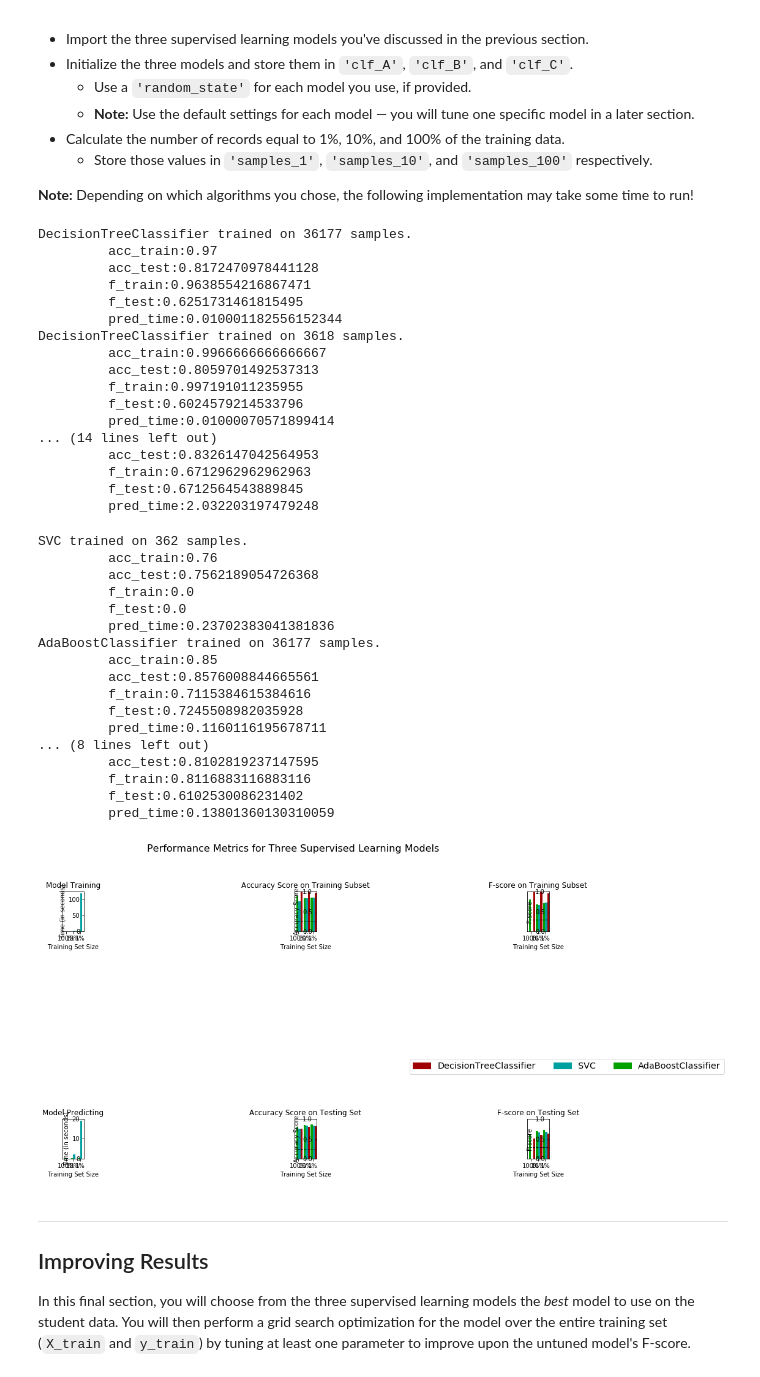
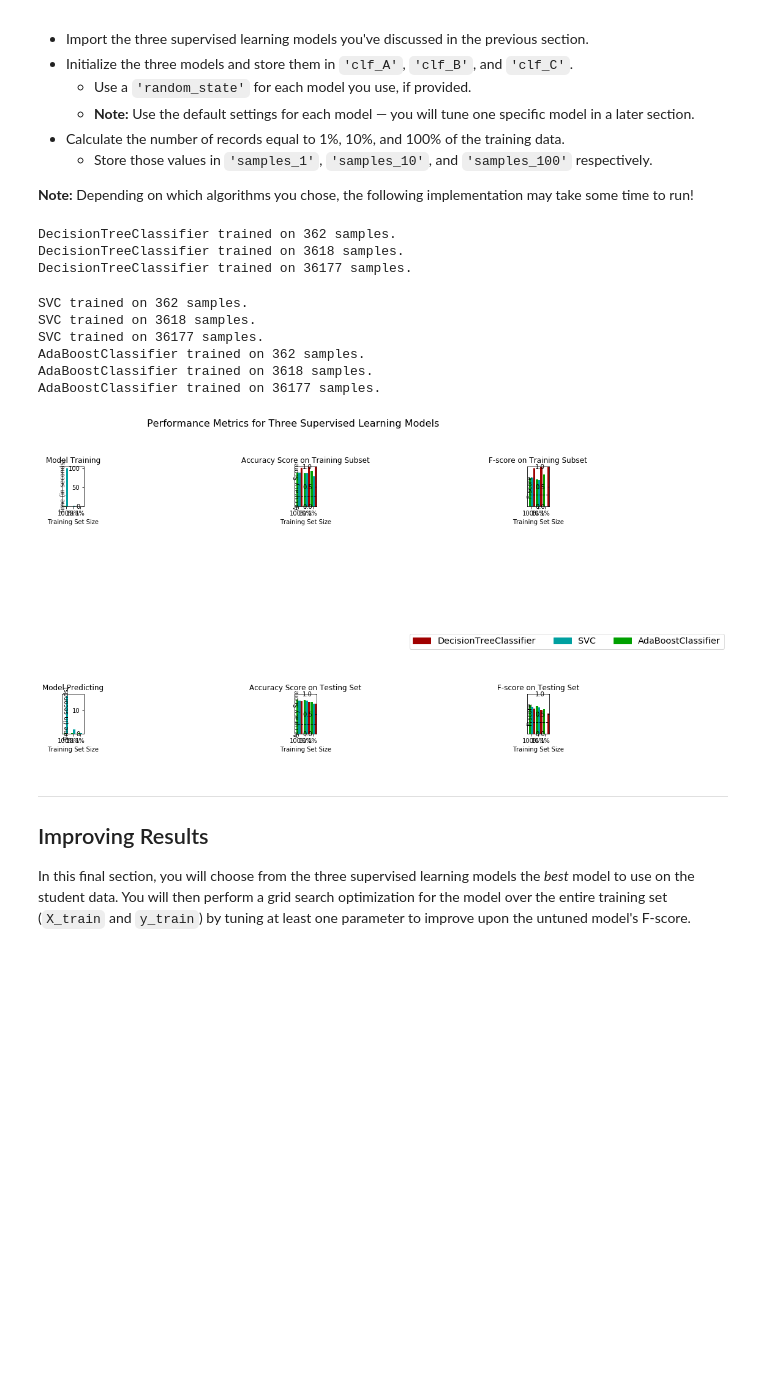
Before and after one commit to Chintan5384/finding_donors, a Jupyter notebook: finding_donors.ipynb, the cells around one changed output. Drawn from its saved outputs; the diff is of its cells as text; code cells hidden in the pictures; blank space fills up the shorter version.

```diff
--- a/finding_donors.ipynb
+++ b/finding_donors.ipynb
@@ -424,67 +424,43 @@ In the code cell, you will need to implement the following:
 from sklearn.tree import DecisionTreeClassifier
 from sklearn.svm import SVC
 from sklearn.ensemble import AdaBoostClassifier
 
 # TODO: Initialize the three models
 clf_A = DecisionTreeClassifier(random_state = 101)
 clf_B = SVC(random_state = 101)
 clf_C = AdaBoostClassifier(random_state = 101)
 
 # TODO: Calculate the number of samples for 1%, 10%, and 100% of the training data
 # HINT: samples_100 is the entire training set i.e. len(y_train)
 # HINT: samples_10 is 10% of samples_100 (ensure to set the count of the values to be `int` and not `float`)
 # HINT: samples_1 is 1% of samples_100 (ensure to set the count of the values to be `int` and not `float`)
-samples_100 = int(round(len(X_train) / 100))
+samples_100 = len(X_train)
 samples_10 = int(round(len(X_train) / 10))
-samples_1 = len(X_train)
+samples_1 = int(round(len(X_train) / 100))
+
 
 # Collect results on the learners
 results = {}
 for clf in [clf_A, clf_B, clf_C]:
     clf_name = clf.__class__.__name__
     results[clf_name] = {}
     for i, samples in enumerate([samples_1, samples_10, samples_100]):
         results[clf_name][i] = \
         train_predict(clf, samples, X_train, y_train, X_test, y_test)
 
 # Run metrics visualization for the three supervised learning models chosen
 vs.evaluate(results, accuracy, fscore)
 # %% [output]
+DecisionTreeClassifier trained on 362 samples.
+DecisionTreeClassifier trained on 3618 samples.
 DecisionTreeClassifier trained on 36177 samples.
-         acc_train:0.97
-         acc_test:0.8172470978441128
-         f_train:0.9638554216867471
-         f_test:0.6251731461815495
-         pred_time:0.010001182556152344
-DecisionTreeClassifier trained on 3618 samples.
-         acc_train:0.9966666666666667
-         acc_test:0.8059701492537313
-         f_train:0.997191011235955
-         f_test:0.6024579214533796
-         pred_time:0.01000070571899414
-... (14 lines left out)
-         acc_test:0.8326147042564953
-         f_train:0.6712962962962963
-         f_test:0.6712564543889845
-         pred_time:2.032203197479248
 SVC trained on 362 samples.
-         acc_train:0.76
-         acc_test:0.7562189054726368
-         f_train:0.0
-         f_test:0.0
-         pred_time:0.23702383041381836
+SVC trained on 3618 samples.
+SVC trained on 36177 samples.
+AdaBoostClassifier trained on 362 samples.
+AdaBoostClassifier trained on 3618 samples.
 AdaBoostClassifier trained on 36177 samples.
-         acc_train:0.85
-         acc_test:0.8576008844665561
-         f_train:0.7115384615384616
-         f_test:0.7245508982035928
-         pred_time:0.1160116195678711
-... (8 lines left out)
-         acc_test:0.8102819237147595
-         f_train:0.8116883116883116
-         f_test:0.6102530086231402
-         pred_time:0.13801360130310059
-[figure, old version]
+[figure, new version]
 # %% [markdown]
 ----
 ## Improving Results
```
Also changed, not shown: parts of 4 cells of this notebook, 1 other file.
